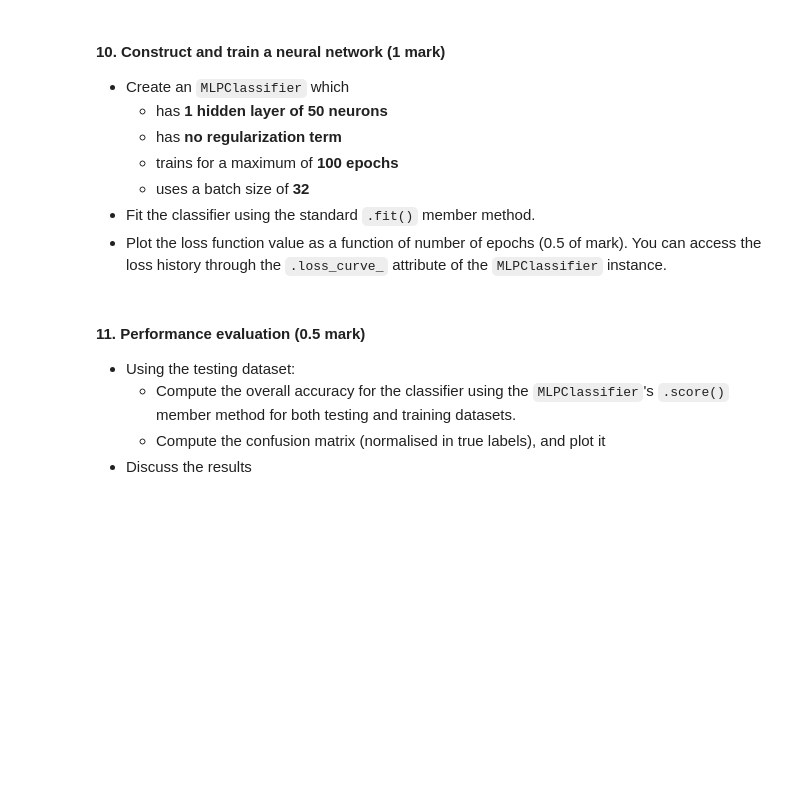
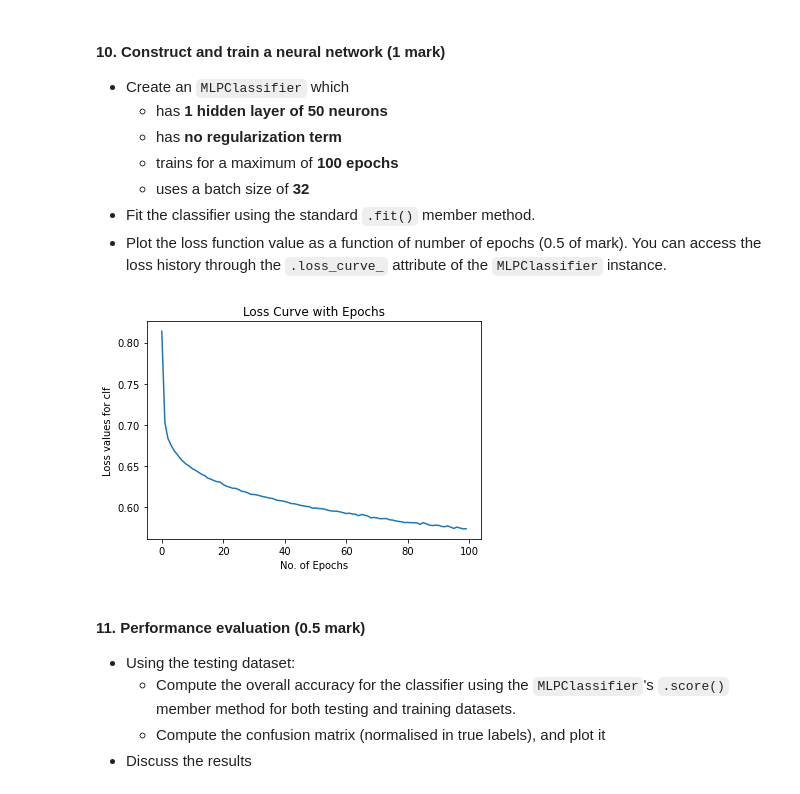
Before and after one commit to CasperMcTavish/DAML, a Jupyter notebook: checkpoint1(2).ipynb, the cells around one changed output. Saved outputs shown, nothing was run; the diff lists cells and outputs as text; code cells hidden in the pictures; blank space fills up the shorter version.

```diff
--- a/checkpoint1(2).ipynb
+++ b/checkpoint1(2).ipynb
@@ -350,3 +370,12 @@ _Note:_ You shouldn't standardise the one-hot encoded wind directions; they alre
     - The number of columns should match, and depending on the choice of standardisation, the last 7 columns should either have:
       - (Using `StandardScaler`) means = 0 and standard deviations = 1; or
       - (Using `MinMaxScaler`) min = 0, max = 1
+# %%
+# Standardise the data
+scaler = StandardScaler()
+scaled_data = scaler.fit_transform(sample[features[:-1]])
+# Print for proof
+print(scaled_data.mean(),scaled_data.std())
+
+# Concat the wind directions to the scaled data
+scaled_fdata = np.concatenate((winddir,scaled_data), axis = 1)
@@ -354,3 +385,8 @@ _Note:_ You shouldn't standardise the one-hot encoded wind directions; they alre
 #### 9. Split the dataset into a training and a testing part (0.5)
 
 Reserve **30%** of data for testing. Check whether the resulting arrays have the expected shapes.
+# %%
+# Split data
+Xs_train, Xs_test, ys_train, ys_test = train_test_split(scaled_fdata, y, test_size=0.3, random_state=1)
+# Print shapes, expect (7350, 23) (3150, 23) (7350,) (3150,)
+print(Xs_train.shape,Xs_test.shape,ys_train.shape,ys_test.shape)
@@ -372,6 +410,19 @@ from sklearn.neural_network import MLPClassifier
 - Fit the classifier using the standard `.fit()` member method.
 - Plot the loss function value as a function of number of epochs (0.5 of mark).
   You can access the loss history through the `.loss_curve_` attribute of the `MLPClassifier` instance.
+# %%
+# Fitting the MLPClassifier
+clf = MLPClassifier(hidden_layer_sizes=(50),alpha=0,max_iter=100,batch_size=32).fit(Xs_train,ys_train)
+# %%
+# Plot loss_curve_ against epochs
+epochs = np.linspace(0,99,100)
+plt.xlabel("No. of Epochs")
+plt.ylabel("Loss values for clf")
+plt.title("Loss Curve with Epochs")
+plt.plot(epochs,clf.loss_curve_)
+plt.show()
+# %% [output]
+[figure, added]
 # %% [markdown]
 #### 11. Performance evaluation (0.5 mark)
 
```
Also changed, not shown: parts of 26 cells of this notebook.
